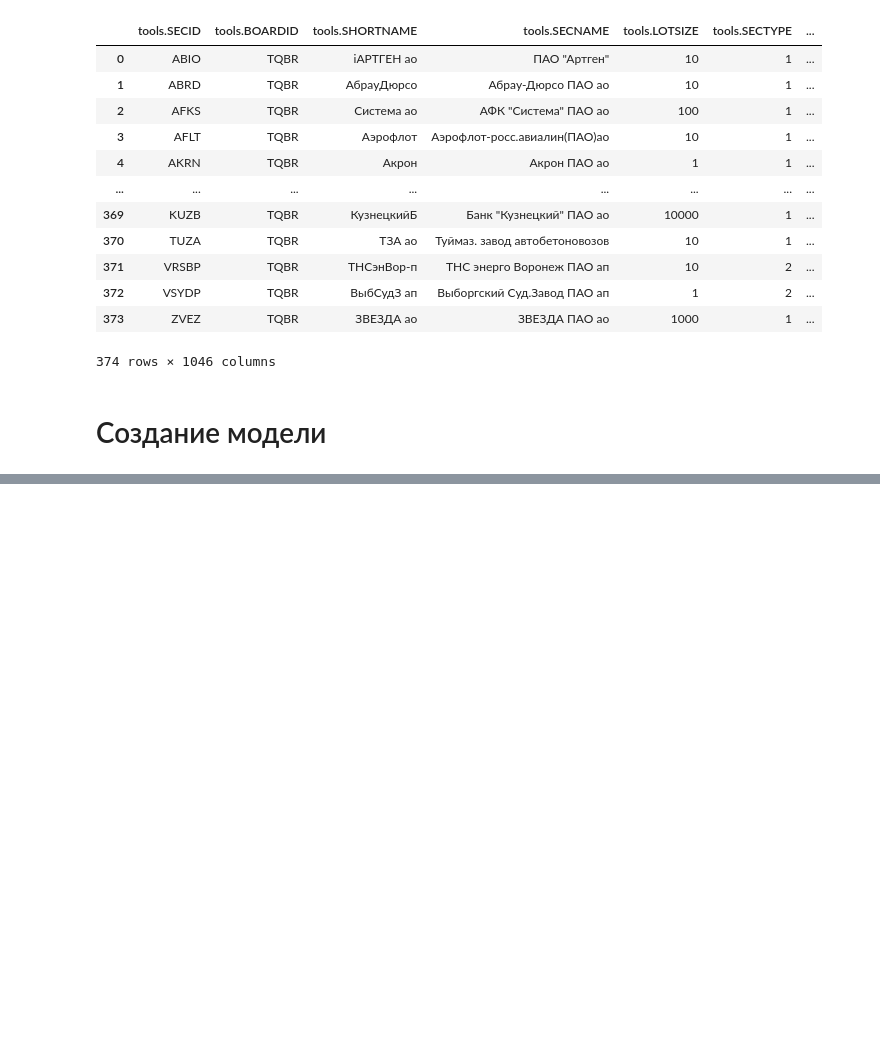
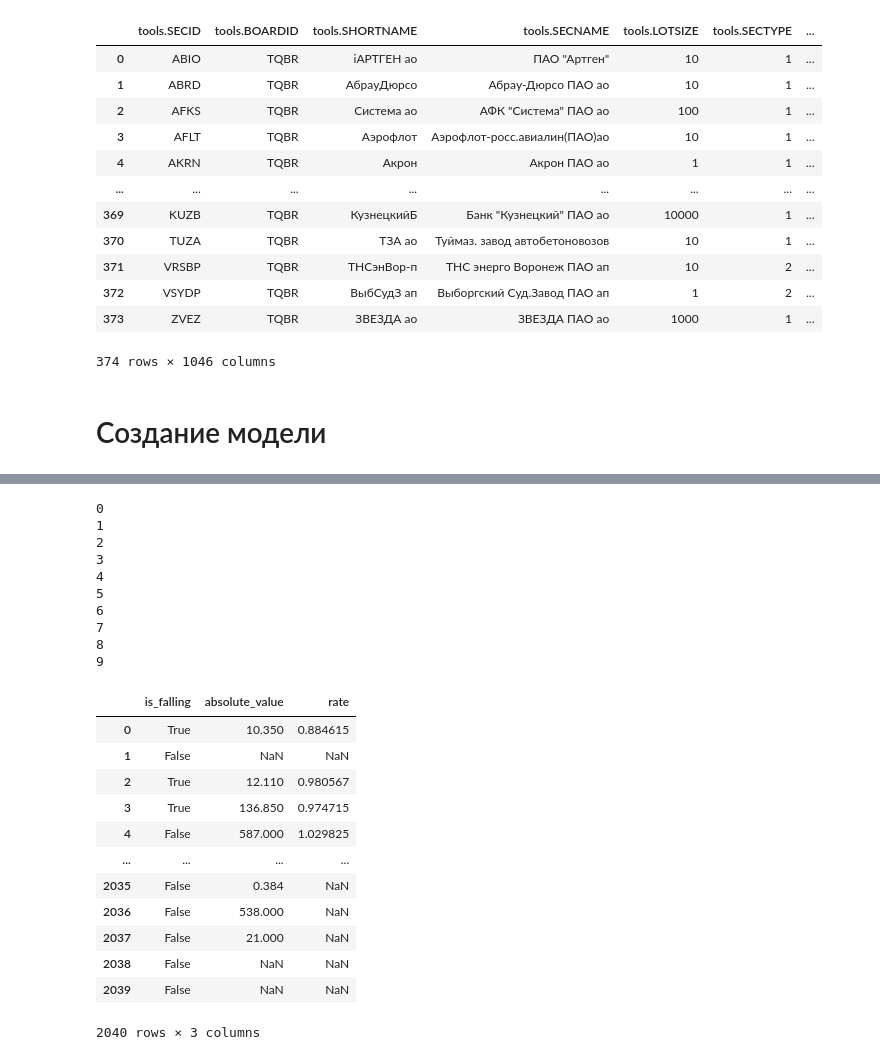
Before and after one commit to KirilinAM/prediction-of-quotations-by-classical-ML-methods, a Jupyter notebook: main.ipynb, the cells around one changed output, grey strips where cells are left out. Drawn from its saved outputs; the diff is of its cells as text; code cells hidden in the pictures; blank space fills up the shorter version.

Commit message:
Автоматизация сплита на фичи и лейблы

```diff
--- a/main.ipynb
+++ b/main.ipynb
@@ -179,8 +179,8 @@ class preparator():
         df_day_pivot_candles = pd.pivot_table(df_market_30_day
                                             ,values=['close','value','volume']
                                             ,columns='day_index'
-                                            ,index=['SECID']
-                                            ,fill_value=-1)
+                                            ,index=['SECID'])
+                                            # ,fill_value=-1)
         df_day_pivot_candles.columns = ['_'.join(map(lambda x: str(x),col)) for col in df_day_pivot_candles.columns]
         df_day_pivot_candles.reset_index()
 
@@ -318,0 +321,75 @@ None
+# %%
+transformator = preparator()
+def X_y_split(df_market,df_text,fd,td):
+    """
+    Вырезает из df_market,df_text фичи за соответствующий период fd,td и отдает y
+    """
+    # Календари
+    market_date = (df_market['day_date']
+                   .drop_duplicates()
+                   .sort_values()
+                   .to_frame()
+                   .reset_index(drop=True))
+    period_cld = pd.date_range(fd,td,freq='D',name='day_date')
+    period_market_date = (period_cld
+                          .to_frame(False)
+                          .merge(market_date,on='day_date'))
+
+    # Обрезка данных под период
+    df_market_period = period_cld.to_frame(index=False).merge(df_market,on='day_date')
+    df_text_period = period_cld.to_frame(index=False).merge(df_text,on='day_date')
+
+    #Трансформация данных в фичи
+    X = transformator.transform(df_market_period,df_text_period)
+
+    # Подготовка данных для меток
+    feature_dates_and_id = (
+        X[['tools.SECID','tools.close_0']]
+        .copy()
+        .rename(columns={'tools.SECID':'SECID','tools.close_0':'now_close'})
+    )
+    feature_dates_and_id['day_date'] = (
+        X[['date.last_year','date.last_month','date.last_day']]
+        .apply(lambda x: datetime(x.iloc[0],x.iloc[1],x.iloc[2]),axis=1)
+    ) + timedelta(1)
+    df_market_for_y = feature_dates_and_id.merge(
+        df_market.rename(columns={'close':'future_close'})
+        ,how='left'
+        ,left_on=['day_date','SECID']
+        ,right_on=['day_date','SECID'])
+    # Потенциальные метки
+    y = pd.DataFrame(data={
+            'is_falling':(df_market_for_y['future_close'] - df_market_for_y['now_close']) < 0
+            ,'absolute_value':df_market_for_y['future_close']
+            ,'rate':(df_market_for_y['future_close'] / df_market_for_y['now_close'])
+    })
+
+    return y['is_falling']
+
+fd, td = datetime(2018,1,1), datetime(2018,3,1) - timedelta(1)
+res = X_y_split(df_market,df_text,fd,td)
+res
+# %% [output]
+0
+1
+2
+3
+4
+5
+6
+7
+8
+9
+|  | is_falling | absolute_value | rate |
+| 0 | True | 10.350 | 0.884615 |
+| 1 | False | NaN | NaN |
+| 2 | True | 12.110 | 0.980567 |
+| 3 | True | 136.850 | 0.974715 |
+| 4 | False | 587.000 | 1.029825 |
+| ... | ... | ... | ... |
+| 2035 | False | 0.384 | NaN |
+| 2036 | False | 538.000 | NaN |
+| 2037 | False | 21.000 | NaN |
+| 2038 | False | NaN | NaN |
+| 2039 | False | NaN | NaN |
+2040 rows × 3 columns
```
Also changed, not shown: parts of 6 cells of this notebook.
